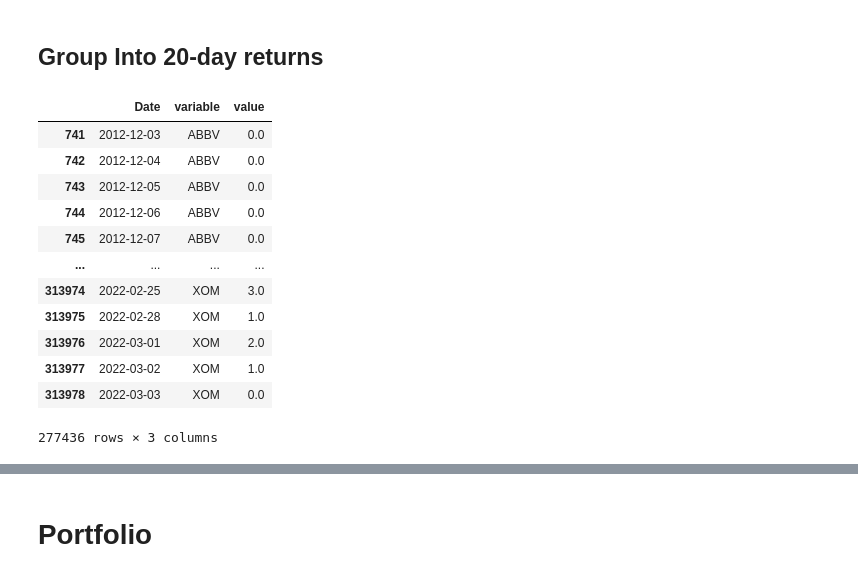
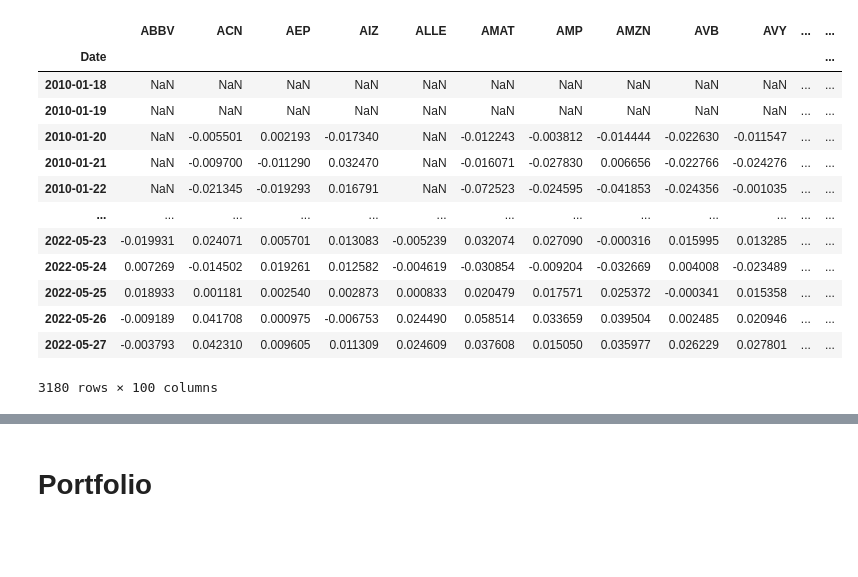
Before and after one commit to chrischia06/M6, a Jupyter notebook: Submission1.ipynb, the cells around one changed output, grey strips where cells are left out. Saved outputs shown, nothing was run; the diff lists cells and outputs as text; code cells hidden in the pictures; blank space fills up the shorter version.

```diff
--- a/Submission1.ipynb
+++ b/Submission1.ipynb
@@ -27,9 +31,21 @@ display(df.head())
 5 rows × 600 columns
-# %% [markdown]
-## Group Into 20-day returns
 # %%
 X = df.loc["2010-01-01":]['Adj Close']
 X = np.log(X).diff(1)
-X2 = X.iloc[X.shape[0] % 20:]
-# X = X.rolling(20).sum()
-y = X2.fillna(0).rolling(20).sum().shift(-21).replace(0, np.nan)
+X = X.iloc[(X.shape[0] % 20):, :]
+X
+# %% [output]
+|  | ABBV | ACN | AEP | AIZ | ALLE | AMAT | AMP | AMZN | AVB | AVY | ... | ... |
+| Date |  |  |  |  |  |  |  |  |  |  |  | ... |
+| 2010-01-18 | NaN | NaN | NaN | NaN | NaN | NaN | NaN | NaN | NaN | NaN | ... | ... |
+| 2010-01-19 | NaN | NaN | NaN | NaN | NaN | NaN | NaN | NaN | NaN | NaN | ... | ... |
+| 2010-01-20 | NaN | -0.005501 | 0.002193 | -0.017340 | NaN | -0.012243 | -0.003812 | -0.014444 | -0.022630 | -0.011547 | ... | ... |
+| 2010-01-21 | NaN | -0.009700 | -0.011290 | 0.032470 | NaN | -0.016071 | -0.027830 | 0.006656 | -0.022766 | -0.024276 | ... | ... |
+| 2010-01-22 | NaN | -0.021345 | -0.019293 | 0.016791 | NaN | -0.072523 | -0.024595 | -0.041853 | -0.024356 | -0.001035 | ... | ... |
+| ... | ... | ... | ... | ... | ... | ... | ... | ... | ... | ... | ... | ... |
+| 2022-05-23 | -0.019931 | 0.024071 | 0.005701 | 0.013083 | -0.005239 | 0.032074 | 0.027090 | -0.000316 | 0.015995 | 0.013285 | ... | ... |
+| 2022-05-24 | 0.007269 | -0.014502 | 0.019261 | 0.012582 | -0.004619 | -0.030854 | -0.009204 | -0.032669 | 0.004008 | -0.023489 | ... | ... |
+| 2022-05-25 | 0.018933 | 0.001181 | 0.002540 | 0.002873 | 0.000833 | 0.020479 | 0.017571 | 0.025372 | -0.000341 | 0.015358 | ... | ... |
+| 2022-05-26 | -0.009189 | 0.041708 | 0.000975 | -0.006753 | 0.024490 | 0.058514 | 0.033659 | 0.039504 | 0.002485 | 0.020946 | ... | ... |
+| 2022-05-27 | -0.003793 | 0.042310 | 0.009605 | 0.011309 | 0.024609 | 0.037608 | 0.015050 | 0.035977 | 0.026229 | 0.027801 | ... | ... |
+3180 rows × 100 columns
@@ -38,20 +51,0 @@ X_port = pd.melt(X.reset_index(), id_vars=['Date'])
-# %%
-y_labels = y.apply(lambda x: pd.qcut(x, [0, .2, .4, .6, .8, 1.], duplicates='drop',labels=False), axis = 1)
-ys = pd.melt(y_labels.reset_index(), id_vars=['Date']).dropna(subset=['value'])
-ys = ys.sort_values(by='Date').reset_index(drop = True)
-ys['value'] = ys['value'].astype(int)
-pd.melt(y_labels.reset_index(), id_vars=['Date']).dropna()
-# %% [output]
-|  | Date | variable | value |
-| 741 | 2012-12-03 | ABBV | 0.0 |
-| 742 | 2012-12-04 | ABBV | 0.0 |
-| 743 | 2012-12-05 | ABBV | 0.0 |
-| 744 | 2012-12-06 | ABBV | 0.0 |
-| 745 | 2012-12-07 | ABBV | 0.0 |
-| ... | ... | ... | ... |
-| 313974 | 2022-02-25 | XOM | 3.0 |
-| 313975 | 2022-02-28 | XOM | 1.0 |
-| 313976 | 2022-03-01 | XOM | 2.0 |
-| 313977 | 2022-03-02 | XOM | 1.0 |
-| 313978 | 2022-03-03 | XOM | 0.0 |
-277436 rows × 3 columns
```
Also changed, not shown: parts of 67 cells of this notebook, 6 other files.
